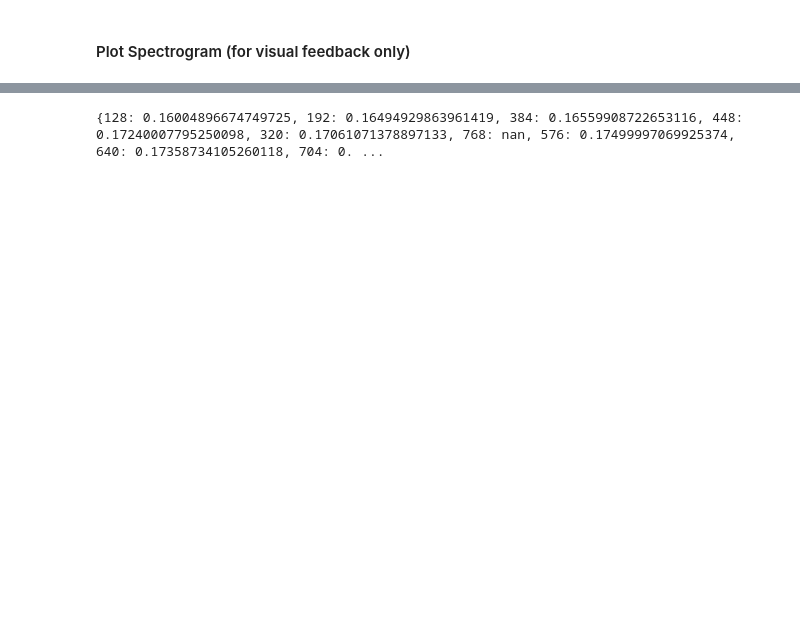
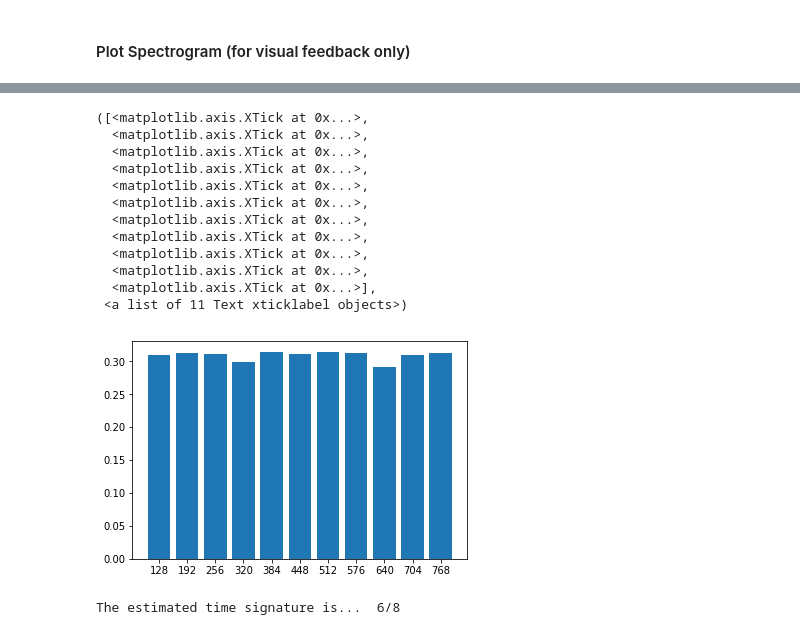
Before and after one commit to ljoglar/time_signature_estimations, a Jupyter notebook: Time_Signature_Estimation.ipynb, the cells around one changed output, grey strips where cells are left out. Cells and saved outputs as stored; diff of their text form; code cells hidden in the pictures; blank space fills up the shorter version.

```diff
--- a/Time_Signature_Estimation.ipynb
+++ b/Time_Signature_Estimation.ipynb
@@ -95,5 +97,5 @@ first_note_flag
 # %%
-ref_ASM = squareform(pdist(spectrogram))
+ref_ASM = squareform(pdist(spectrogram[first_note_flag:]))
 # %%
 labels = list(range(int(len(audioInput)/fs)))
 plt.matshow(ref_ASM[::-1])
@@ -115,11 +117,11 @@ SM = {}
 for bar in bar_candidates:
     diagonals[bar] = {}
     numb_diagonals = int(ref_ASM.shape[0]/bar)
-    for i in range(1, numb_diagonals):
+    for i in range(1, numb_diagonals+1):
         diagonals[bar][i] = list(np.diagonal(ref_ASM, bar*i))
         diagonals[bar][i] = segment_diagonal(diagonals[bar][i], bar)
     SCS[bar] = {}
-    for diagonal in range(1, numb_diagonals):
+    for diagonal in range(1, numb_diagonals+1):
         SCS[bar][diagonal] = []
         for segment in diagonals[bar][diagonal]:
             SCS[bar][diagonal].append(math.sqrt(sum(list(np.power(segment, 2)))/len(segment)))
@@ -132,19 +134,39 @@ for bar in bar_candidates:
         r = 0
     else:
         r = len(diagonals[bar][1][-1])
-    for diagonal in range(1, numb_diagonals):
-        #for scs in SCS[bar][diagonal]:
-        #print(SCS[bar][diagonal][-1])
+    for diagonal in range(1, numb_diagonals+1):
         scsi += sum(SCS[bar][diagonal][:-1])
         sisi += SCS[bar][diagonal][-1]
         sc += len(SCS[bar][diagonal][:-1])
         si += 1
     SM[bar] = (bar*scsi + r*sisi)/(bar*sc + r*si)
-
-# plt.plot(range(2, 12), SM)
-print(SM)
-# %% [output]
-{128: 0.16004896674749725, 192: 0.16494929863961419, 384: 0.16559908722653116, 448: 0.17240007795250098, 320: 0.17061071378897133, 768: nan, 576: 0.17499997069925374, 640: 0.17358734105260118, 704: 0. ...
 # %%
-plt.bar(range(len(SM)), list(SM.values()), align='center')
-plt.xticks(range(len(SM)), list(list(SM.keys())))
+ordered_SM = OrderedDict(sorted(SM.items()))
+plt.bar(range(len(ordered_SM)), list(ordered_SM.values()), align='center')
+xlabels = list(ordered_SM.keys())
+plt.xticks(range(len(ordered_SM)), xlabels)
+# %% [output]
+([<matplotlib.axis.XTick at 0x...>,
+  <matplotlib.axis.XTick at 0x...>,
+  <matplotlib.axis.XTick at 0x...>,
+  <matplotlib.axis.XTick at 0x...>,
+  <matplotlib.axis.XTick at 0x...>,
+  <matplotlib.axis.XTick at 0x...>,
+  <matplotlib.axis.XTick at 0x...>,
+  <matplotlib.axis.XTick at 0x...>,
+  <matplotlib.axis.XTick at 0x...>,
+  <matplotlib.axis.XTick at 0x...>,
+  <matplotlib.axis.XTick at 0x...>],
+ <a list of 11 Text xticklabel objects>)
+[figure, added]
+# %%
+top_candidate = list(SM.keys())[list(SM.values()).index(max(list(SM.values())))] / 64
+if top_candidate == 2:
+    time_signature = '{}/2'.format(int(top_candidate))
+elif top_candidate > 2 and top_candidate < 6:
+    time_signature = '{}/4'.format(int(top_candidate))
+else:
+    time_signature = '{}/8'.format(int(top_candidate))
+print('The estimated time signature is... ', time_signature)
+# %% [output]
+The estimated time signature is...  6/8
```
Also changed, not shown: parts of 7 cells of this notebook.
